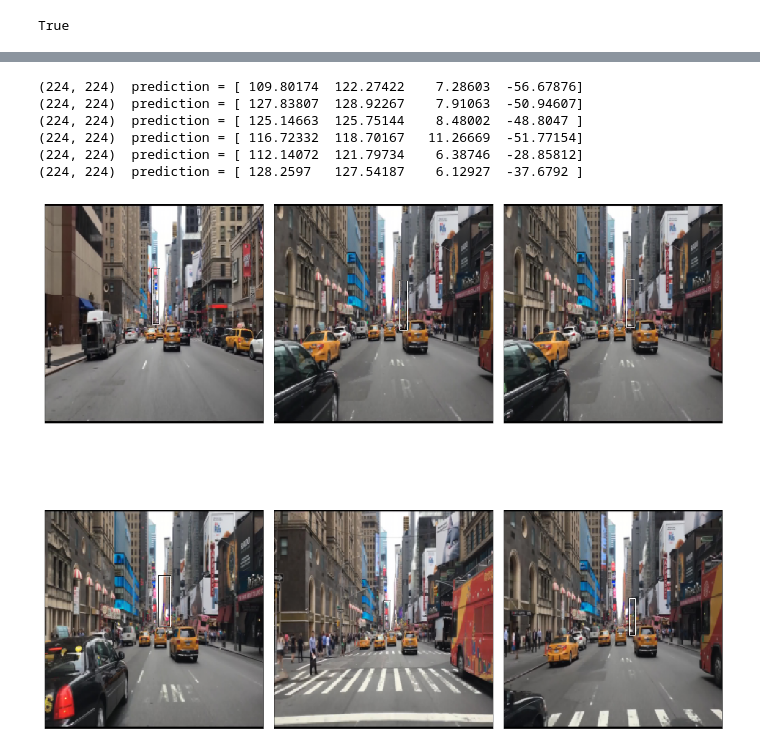
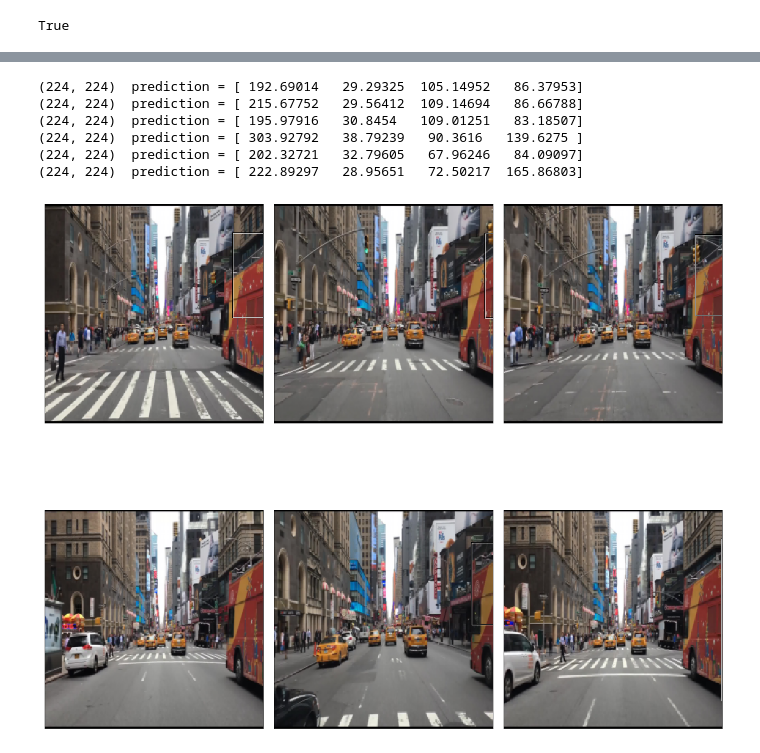
Before and after one commit to claysciences/ml, a Jupyter notebook: deep learning demo.ipynb, the cells around one changed output, grey strips where cells are left out. Drawn from its saved outputs; the diff is of its cells as text; code cells hidden in the pictures.

```diff
--- a/deep learning demo.ipynb
+++ b/deep learning demo.ipynb
@@ -43,10 +51,14 @@ def cs_draw_idx(i, figsize=(8,8), ax=None):
     """
     stem = stem_ids[i]
     img = stem_dict[stem]
-    xywh = get_wh(labels_dict[stem])
-    im_a = (labels_dict[stem][0], xywh)
+    boxes = []
+    for obj_id in labels_dict[stem]:
+        obj = labels_dict[stem][obj_id]
+        xywh = get_wh(obj)
+        im_a = (obj[0], xywh)
+        boxes.append(im_a)
     im = Image.open(img)
-    cs_draw_im(im, [im_a], figsize=figsize, ax=ax)
+    cs_draw_im(im, boxes, figsize=figsize, ax=ax)
 
 def cs_draw_outline(o, lw):
     o.set_path_effects([patheffects.Stroke(
@@ -72,7 +84,7 @@ def cs_draw_im(im, ann, figsize=(16,8), ax=None):
     sz = figsize[0] if figsize else 10
     sz = min(16, max(sz, 8))
     ax = cs_show_img(im, figsize=figsize, ax=ax)
-    skip_labels =(len(ann) > 1)
+    skip_labels = False
     i = 0
     for b in ann:
         edgecolor = colors[i % len(colors)]
@@ -113,7 +125,10 @@ def yxbb_2wh(a): return np.array([a[1],a[0],a[3]-a[1]+1,a[2]-a[0]+1])
 ## Part I : Data Exploration
 # %%
 # json annotation file downloaded from Clay Sciences
-data_file="data/new/Time Square-November-06-2018.json"
+data_file="data/new/Demo TS-November-08-2018.json"
+
+# we will limit ourselves to a single object tracking in this demo
+first_obj_id = '0' # this is the id of the object we're going to train on
 # %%
 json_data=open(data_file).read()
 data = json.loads(json_data)
@@ -137,17 +155,16 @@ data[:2]
 # %%
-# collect results from json format for one object
-labels_dict = {}
-# fix which object to look for (id = 0)
-obj_id = "0"
+# collect classes, bounding boxes from Clay Sciecnes' json format
+labels_dict = defaultdict(dict)
 for d in data:
     # get frame number
     frame = d["Frame"]
-    obj = d["Label"][obj_id]
-    coordinates = obj["geometry"]
     fname = (ftemplate % (int(frame) + 1))
-    labels_dict[fname] = [obj["class"]] + coordinates
+    for obj_id in d["Label"]:
+        obj = d["Label"][obj_id]
+        if not obj["attributes"]['out of frame']:
+            coordinates = obj["geometry"]
+            labels_dict[fname][obj_id] = [obj["class"]] + coordinates
 
-print("%d frames for object %s" % (len(labels_dict), obj_id))
-
+# verify we got what we expect
 list(labels_dict.items())[:2]
 # %% [output]
@@ -382,28 +404,25 @@ for i,ax in enumerate(axes.flat):
 # %%
 val_iter = iter(md.val_dl)
 x,y = next(val_iter)
 idx = 0
 fig, axes = plt.subplots(2,3, figsize=(16,16))
 for i,ax in enumerate(axes.flat):
     idx = i
     if i >= len(x):
         x,y = next(val_iter)
         idx = 0
     preds = to_np(learn.model(VV(x)))
     im = md.val_ds.denorm(to_np(x))[idx]
 
     b = yxbb_2wh(preds[idx])
     print("{}  prediction = {}".format(im.shape[:2], b))
     cs_show_img(im, ax=ax)
     cs_draw_rect(ax,b)
-
-    #draw_im(im, [b], ax=ax, figsize=(6,6))
-plt.tight_layout()
 # %% [output]
-(224, 224)  prediction = [ 109.80174  122.27422    7.28603  -56.67876]
-(224, 224)  prediction = [ 127.83807  128.92267    7.91063  -50.94607]
-(224, 224)  prediction = [ 125.14663  125.75144    8.48002  -48.8047 ]
-(224, 224)  prediction = [ 116.72332  118.70167   11.26669  -51.77154]
-(224, 224)  prediction = [ 112.14072  121.79734    6.38746  -28.85812]
-(224, 224)  prediction = [ 128.2597   127.54187    6.12927  -37.6792 ]
+(224, 224)  prediction = [ 192.69014   29.29325  105.14952   86.37953]
+(224, 224)  prediction = [ 215.67752   29.56412  109.14694   86.66788]
+(224, 224)  prediction = [ 195.97916   30.8454   109.01251   83.18507]
+(224, 224)  prediction = [ 303.92792   38.79239   90.3616   139.6275 ]
+(224, 224)  prediction = [ 202.32721   32.79605   67.96246   84.09097]
+(224, 224)  prediction = [ 222.89297   28.95651   72.50217  165.86803]
-[figure, old version]
+[figure, new version]
```
Also changed, not shown: parts of 26 cells of this notebook, 1 other file.
